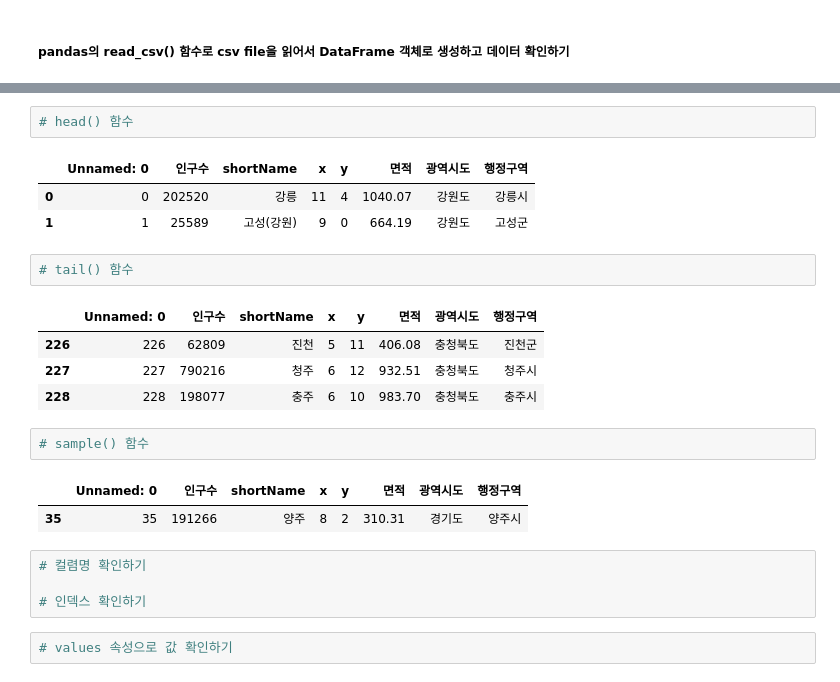
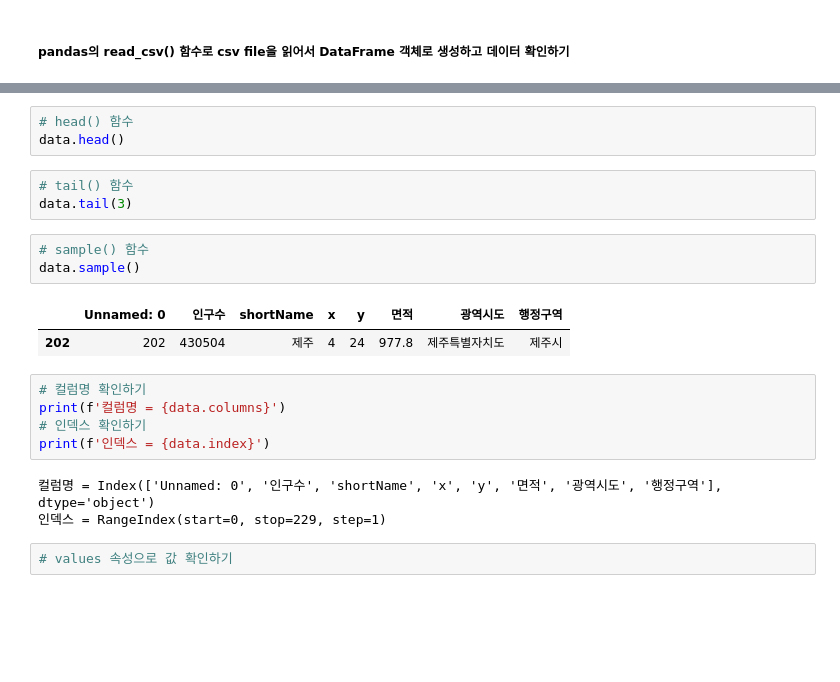
Before and after one commit to vega2krookies6/Python_WebScraping_DataAnalysis, a Jupyter notebook: 03.행정구역정보_분석과시각화.ipynb, the cells around one changed output, grey strips where cells are left out. Saved outputs shown, nothing was run; the diff lists cells and outputs as text; blank space fills up the shorter version.

```diff
--- a/03.행정구역정보_분석과시각화.ipynb
+++ b/03.행정구역정보_분석과시각화.ipynb
@@ -24,25 +24,23 @@ print(type(data))
 # %%
 # head() 함수
+data.head()
-# %% [output]
-|  | Unnamed: 0 | 인구수 | shortName | x | y | 면적 | 광역시도 | 행정구역 |
-| 0 | 0 | 202520 | 강릉 | 11 | 4 | 1040.07 | 강원도 | 강릉시 |
-| 1 | 1 | 25589 | 고성(강원) | 9 | 0 | 664.19 | 강원도 | 고성군 |
 # %%
 # tail() 함수
+data.tail(3)
-# %% [output]
-|  | Unnamed: 0 | 인구수 | shortName | x | y | 면적 | 광역시도 | 행정구역 |
-| 226 | 226 | 62809 | 진천 | 5 | 11 | 406.08 | 충청북도 | 진천군 |
-| 227 | 227 | 790216 | 청주 | 6 | 12 | 932.51 | 충청북도 | 청주시 |
-| 228 | 228 | 198077 | 충주 | 6 | 10 | 983.70 | 충청북도 | 충주시 |
 # %%
 # sample() 함수
+data.sample()
 # %% [output]
 |  | Unnamed: 0 | 인구수 | shortName | x | y | 면적 | 광역시도 | 행정구역 |
-| 35 | 35 | 191266 | 양주 | 8 | 2 | 310.31 | 경기도 | 양주시 |
+| 202 | 202 | 430504 | 제주 | 4 | 24 | 977.8 | 제주특별자치도 | 제주시 |
 # %%
-# 컬렴명 확인하기
-
+# 컬럼명 확인하기
+print(f'컬럼명 = {data.columns}')
 # 인덱스 확인하기
+print(f'인덱스 = {data.index}')
+# %% [output]
+컬럼명 = Index(['Unnamed: 0', '인구수', 'shortName', 'x', 'y', '면적', '광역시도', '행정구역'], dtype='object')
+인덱스 = RangeIndex(start=0, stop=229, step=1)
 # %%
 # values 속성으로 값 확인하기
 # %% [output]
```
Also changed, not shown: parts of 1 cell of this notebook.
